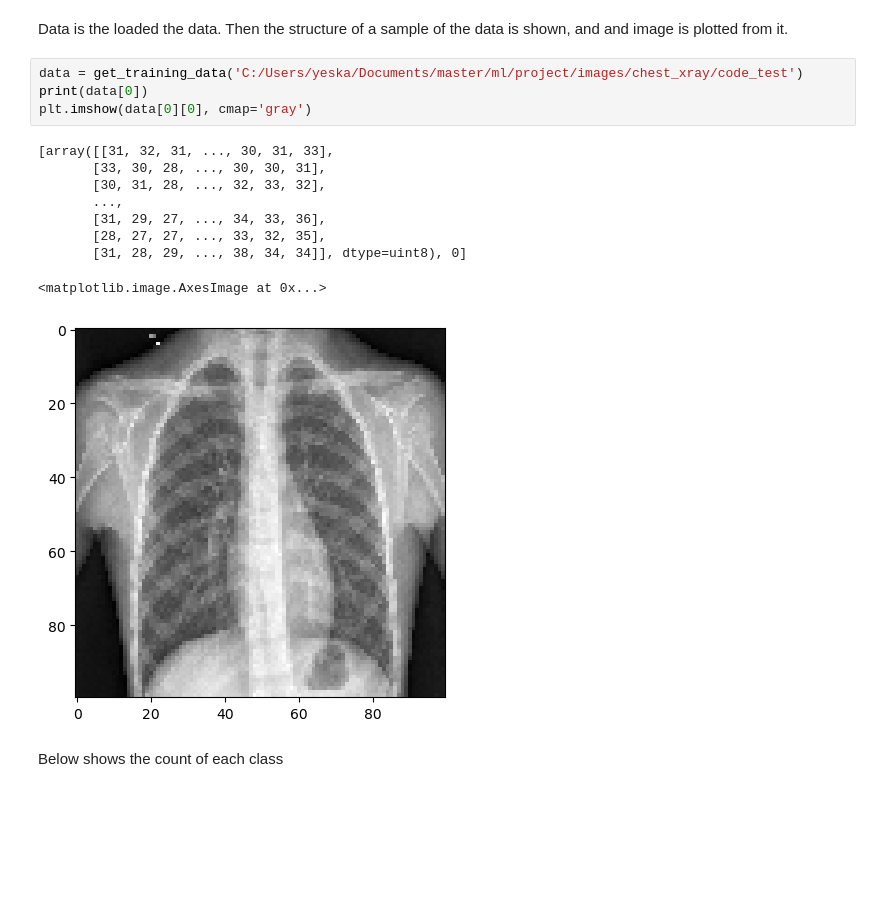
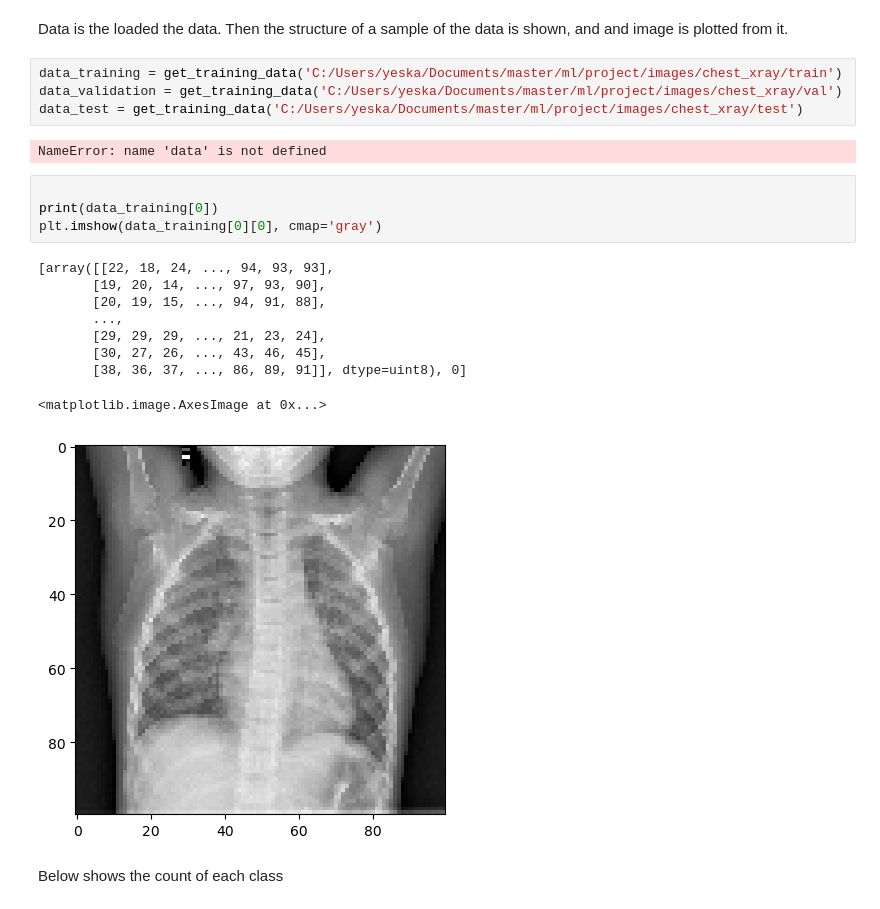
Before and after one commit to domomm/MLcourse, a Jupyter notebook: ML_notebook.ipynb, the cells around one changed output. Saved outputs shown, nothing was run; the diff lists cells and outputs as text; blank space fills up the shorter version.

```diff
--- a/ML_notebook.ipynb
+++ b/ML_notebook.ipynb
@@ -58,19 +58,25 @@ def get_training_data(data_dir):
 # %% [markdown]
 Data is the loaded the data. Then the structure of a sample of the data is shown, and and image is plotted from it.
 # %%
-data = get_training_data('C:/Users/yeska/Documents/master/ml/project/images/chest_xray/code_test')
-print(data[0])
-plt.imshow(data[0][0], cmap='gray')
+data_training = get_training_data('C:/Users/yeska/Documents/master/ml/project/images/chest_xray/train')
+data_validation = get_training_data('C:/Users/yeska/Documents/master/ml/project/images/chest_xray/val')
+data_test = get_training_data('C:/Users/yeska/Documents/master/ml/project/images/chest_xray/test')
 # %% [output]
-[array([[31, 32, 31, ..., 30, 31, 33],
-       [33, 30, 28, ..., 30, 30, 31],
-       [30, 31, 28, ..., 32, 33, 32],
-       ...,
-       [31, 29, 27, ..., 34, 33, 36],
-       [28, 27, 27, ..., 33, 32, 35],
-       [31, 28, 29, ..., 38, 34, 34]], dtype=uint8), 0]
+NameError: name 'data' is not defined
-<matplotlib.image.AxesImage at 0x...>
-[figure, removed]
+# %%
+
+print(data_training[0])
+plt.imshow(data_training[0][0], cmap='gray')
+# %% [output]
+[array([[22, 18, 24, ..., 94, 93, 93],
+       [19, 20, 14, ..., 97, 93, 90],
+       [20, 19, 15, ..., 94, 91, 88],
+       ...,
+       [29, 29, 29, ..., 21, 23, 24],
+       [30, 27, 26, ..., 43, 46, 45],
+       [38, 36, 37, ..., 86, 89, 91]], dtype=uint8), 0]
+<matplotlib.image.AxesImage at 0x...>
+[figure, added]
 # %% [markdown]
 Below shows the count of each class
 # %%
```
Also changed, not shown: parts of 14 cells of this notebook, 1 other file.
